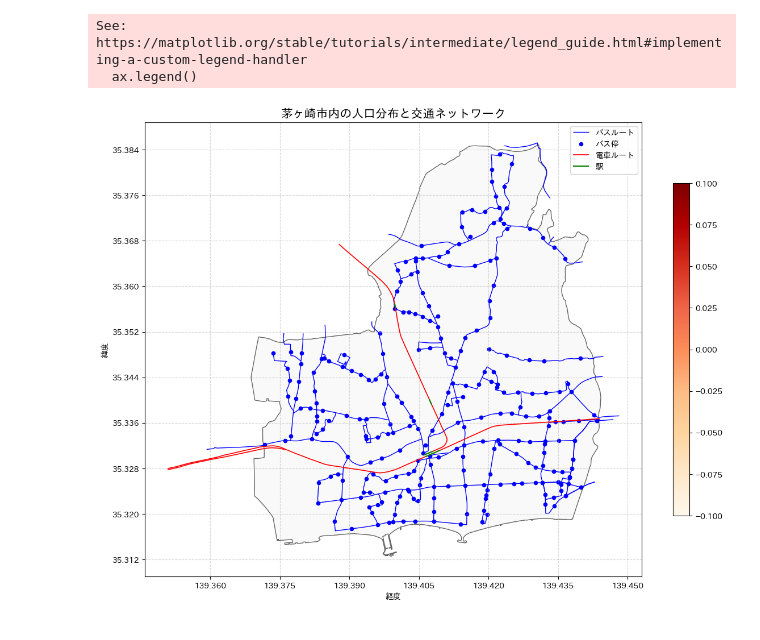
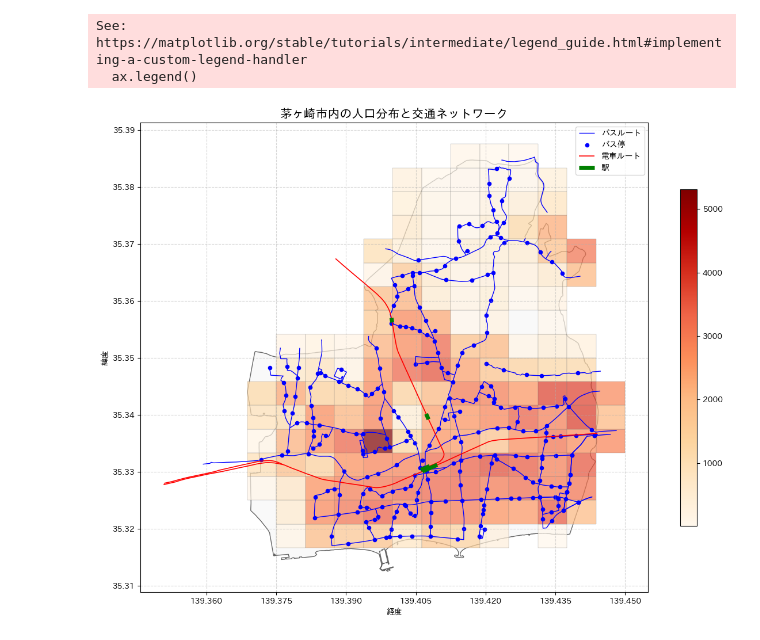
Before and after one commit to takeru403/map_mocup, a Jupyter notebook: notebook/get_data.ipynb, the cells around one changed output. Cells and saved outputs as stored; diff of their text form; code cells hidden in the pictures.

```diff
--- a/notebook/get_data.ipynb
+++ b/notebook/get_data.ipynb
@@ -22,12 +22,24 @@ mesh_gdf = mesh_gdf.to_crs(target_crs)
 mesh_gdf["KEY_CODE"] = mesh_gdf["KEY_CODE"].astype(str)
 
 # ==========================================
-# 2. 人口データ読み込み
+# 2. 人口データの読み込みと統合
 # ==========================================
-pop_df = pd.read_table("../data/poplation/人口.txt", encoding="shift-jis", sep=",", header=1)
-pop_df.rename(columns={"Unnamed: 0": "KEY_CODE"}, inplace=True)
-pop_df["KEY_CODE"] = pop_df["KEY_CODE"].astype(str)
-pop_df.columns = pop_df.columns.str.strip()
+pop_files = [
+    "tblT001101H5336", "tblT001101H5337", "tblT001101H5338",
+    "tblT001101H5339", "tblT001101H5340", "tblT001101H5332",
+    "tblT001101H5333", "tblT001101H5334", "tblT001101H5335",
+    "tblT001101H5238", "tblT001101H5239",
+]
+
+pop_dfs = []
+for fname in pop_files:
+    df = pd.read_table(f"../data/poplation/{fname}.txt", encoding="shift-jis", sep=",", header=1)
+    df.rename(columns={"Unnamed: 0": "KEY_CODE"}, inplace=True)
+    df["KEY_CODE"] = df["KEY_CODE"].astype(str)
+    df.columns = df.columns.str.strip()
+    pop_dfs.append(df)
+
+pop_df = pd.concat(pop_dfs, ignore_index=True)
 
 # ==========================================
 # 3. 茅ヶ崎市ポリゴンの抽出
@@ -41,9 +53,7 @@ chigasaki_polygon = kanagawa_gdf.iloc[[880]]
 # ==========================================
 # 4. メッシュと人口データの結合
 # ==========================================
-pop_mesh_df = pd.merge(mesh_gdf, pop_df, on="KEY_CODE", how="left")
-pop_mesh_df = pop_mesh_df[pop_mesh_df["geometry"].notnull()]
-pop_mesh_gdf = gpd.GeoDataFrame(pop_mesh_df, geometry="geometry", crs=target_crs)
+pop_mesh_gdf = pd.merge(mesh_gdf, pop_df, on="KEY_CODE")
 
 # ==========================================
 # 5. 茅ヶ崎市内のデータ抽出（空間結合）
@@ -72,33 +82,33 @@ chigasaki_polygon.plot(ax=ax, color="whitesmoke", edgecolor="black", alpha=0.6,
 
 # メッシュ（人口で色分け）
 chigasaki_pop_mesh_gdf.plot(
     ax=ax,
-    column=chigasaki_pop_mesh_gdf.columns[10],
+    column=chigasaki_pop_mesh_gdf.columns[10],  # 適切な列名に変更推奨
     cmap="OrRd",
     legend=True,
     legend_kwds={"shrink": 0.5},
     alpha=0.7,
     edgecolor="gray",
     linewidth=0.3
 )
 
 # 駅・バス停・ルート
 chigasaki_bus_route_gdf.plot(ax=ax, color="blue", linewidth=1, label="バスルート")
 chigasaki_bus_stop_gdf.plot(ax=ax, color="blue", markersize=20, label="バス停")
 chigasaki_train_route_gdf.plot(ax=ax, color="red", linewidth=1.2, label="電車ルート")
-chigasaki_train_stop_gdf.plot(ax=ax, color="green", markersize=100, label="駅")
+chigasaki_train_stop_gdf.plot(ax=ax, color="green", markersize=120, label="駅",linewidth=5)
 
 # 軸と凡例
 ax.set_title("茅ヶ崎市内の人口分布と交通ネットワーク", fontsize=15)
 ax.set_xlabel("経度")
 ax.set_ylabel("緯度")
 ax.legend()
 ax.xaxis.set_major_locator(MaxNLocator(integer=True))
 ax.yaxis.set_major_locator(MaxNLocator(integer=True))
 plt.grid(True, linestyle='--', alpha=0.5)
 plt.tight_layout()
 plt.show()
 # %% [output]
 See: https://matplotlib.org/stable/tutorials/intermediate/legend_guide.html#implementing-a-custom-legend-handler
   ax.legend()
-[figure, old version]
+[figure, new version]
```
Also changed, not shown: parts of 12 cells of this notebook, 6 other files.
